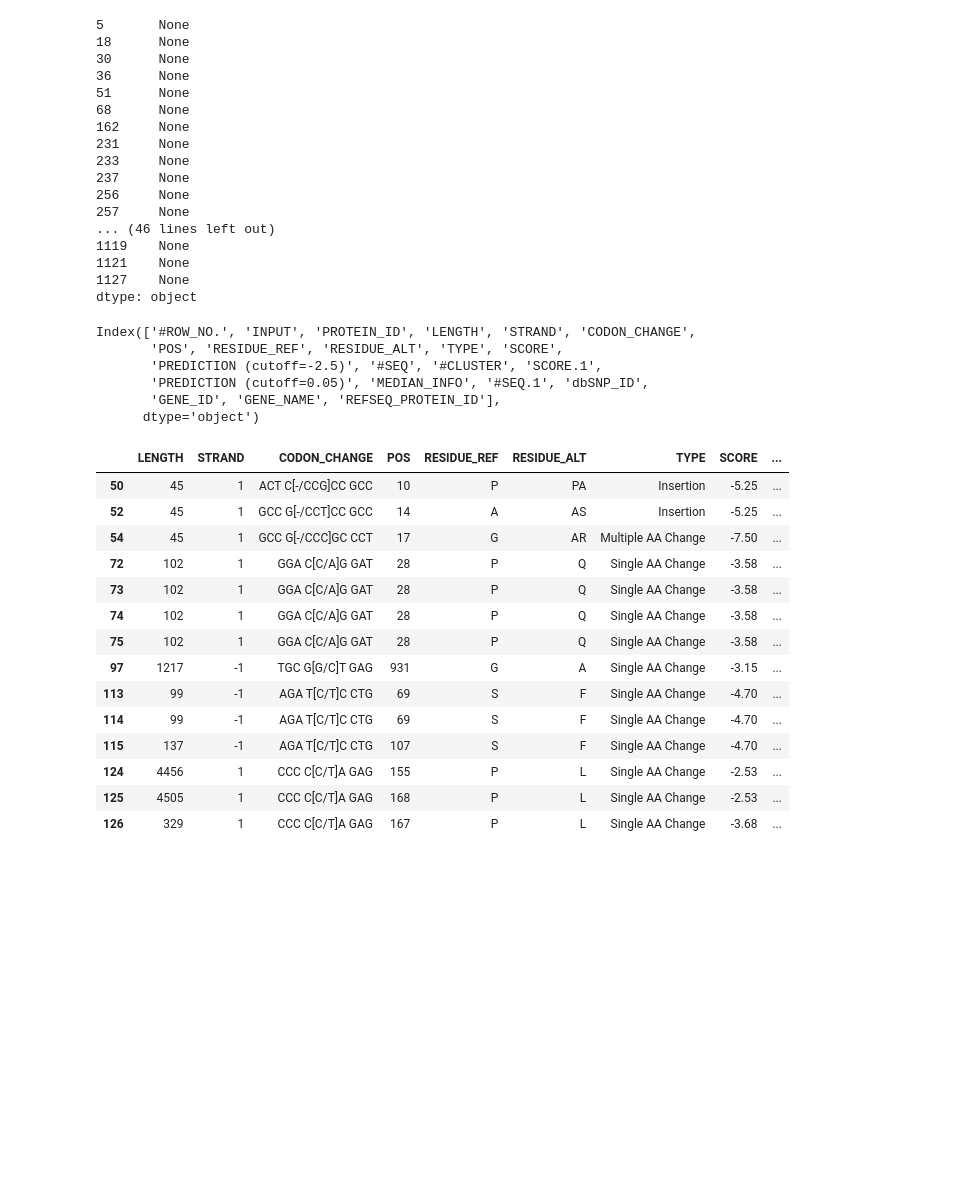
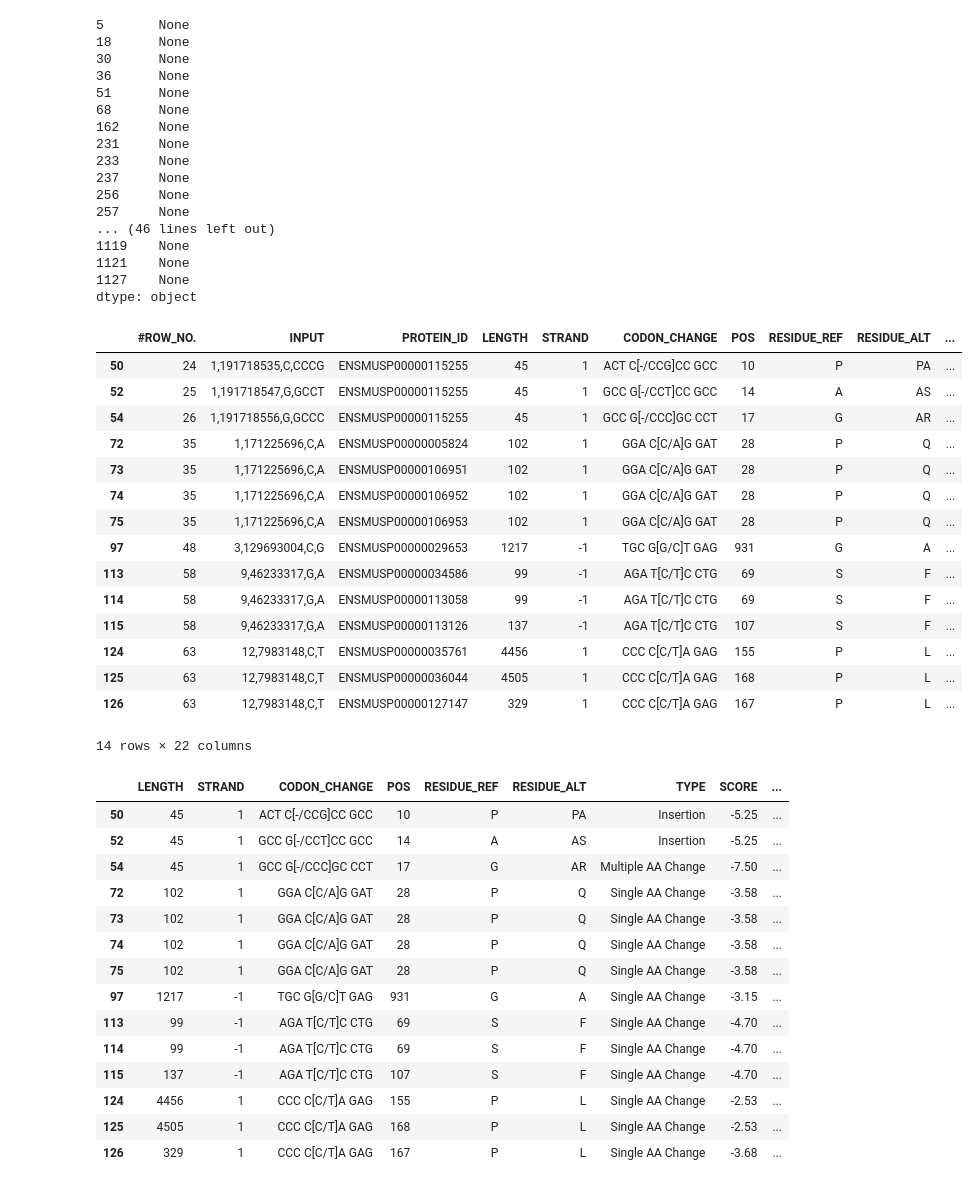
Before and after one commit to HunterBennett/liverStrains, a Jupyter notebook: results/171127_Strain_LXR_Pathway_SNPs.ipynb, the cells around one changed output. Cells and saved outputs as stored; diff of their text form; code cells hidden in the pictures; blank space fills up the shorter version.

```diff
--- a/results/171127_Strain_LXR_Pathway_SNPs.ipynb
+++ b/results/171127_Strain_LXR_Pathway_SNPs.ipynb
@@ -293,15 +293,25 @@ balb_prov = pd.read_csv(out_dir + 'BALBcJ_Provean_Results.tsv', sep='\t')
 # sift < 0.05 --> accuracy unclear in mouse settings. probably similar to provean
 aj_bad_muts = (aj_prov['PREDICTION (cutoff=-2.5)'] == 'Deleterious') | (aj_prov['PREDICTION (cutoff=0.05)'] == 'damaging')
 balb_bad_muts = (balb_prov['PREDICTION (cutoff=-2.5)'] == 'Deleterious') | (balb_prov['PREDICTION (cutoff=0.05)'] == 'damaging')
-# %%
-aj_prov.columns
-# %% [output]
-Index(['#ROW_NO.', 'INPUT', 'PROTEIN_ID', 'LENGTH', 'STRAND', 'CODON_CHANGE',
-       'POS', 'RESIDUE_REF', 'RESIDUE_ALT', 'TYPE', 'SCORE',
-       'PREDICTION (cutoff=-2.5)', '#SEQ', '#CLUSTER', 'SCORE.1',
-       'PREDICTION (cutoff=0.05)', 'MEDIAN_INFO', '#SEQ.1', 'dbSNP_ID',
-       'GENE_ID', 'GENE_NAME', 'REFSEQ_PROTEIN_ID'],
-      dtype='object')
+# %%
+aj_prov.loc[aj_bad_muts, :]
+# %% [output]
+|  | #ROW_NO. | INPUT | PROTEIN_ID | LENGTH | STRAND | CODON_CHANGE | POS | RESIDUE_REF | RESIDUE_ALT | ... |
+| 50 | 24 | 1,191718535,C,CCCG | ENSMUSP00000115255 | 45 | 1 | ACT C[-/CCG]CC GCC | 10 | P | PA | ... |
+| 52 | 25 | 1,191718547,G,GCCT | ENSMUSP00000115255 | 45 | 1 | GCC G[-/CCT]CC GCC | 14 | A | AS | ... |
+| 54 | 26 | 1,191718556,G,GCCC | ENSMUSP00000115255 | 45 | 1 | GCC G[-/CCC]GC CCT | 17 | G | AR | ... |
+| 72 | 35 | 1,171225696,C,A | ENSMUSP00000005824 | 102 | 1 | GGA C[C/A]G GAT | 28 | P | Q | ... |
+| 73 | 35 | 1,171225696,C,A | ENSMUSP00000106951 | 102 | 1 | GGA C[C/A]G GAT | 28 | P | Q | ... |
+| 74 | 35 | 1,171225696,C,A | ENSMUSP00000106952 | 102 | 1 | GGA C[C/A]G GAT | 28 | P | Q | ... |
+| 75 | 35 | 1,171225696,C,A | ENSMUSP00000106953 | 102 | 1 | GGA C[C/A]G GAT | 28 | P | Q | ... |
+| 97 | 48 | 3,129693004,C,G | ENSMUSP00000029653 | 1217 | -1 | TGC G[G/C]T GAG | 931 | G | A | ... |
+| 113 | 58 | 9,46233317,G,A | ENSMUSP00000034586 | 99 | -1 | AGA T[C/T]C CTG | 69 | S | F | ... |
+| 114 | 58 | 9,46233317,G,A | ENSMUSP00000113058 | 99 | -1 | AGA T[C/T]C CTG | 69 | S | F | ... |
+| 115 | 58 | 9,46233317,G,A | ENSMUSP00000113126 | 137 | -1 | AGA T[C/T]C CTG | 107 | S | F | ... |
+| 124 | 63 | 12,7983148,C,T | ENSMUSP00000035761 | 4456 | 1 | CCC C[C/T]A GAG | 155 | P | L | ... |
+| 125 | 63 | 12,7983148,C,T | ENSMUSP00000036044 | 4505 | 1 | CCC C[C/T]A GAG | 168 | P | L | ... |
+| 126 | 63 | 12,7983148,C,T | ENSMUSP00000127147 | 329 | 1 | CCC C[C/T]A GAG | 167 | P | L | ... |
+14 rows × 22 columns
 # %%
 sub_col = ['LENGTH', 'STRAND', 'CODON_CHANGE', 'POS', 'RESIDUE_REF',
            'RESIDUE_ALT', 'TYPE', 'SCORE',
```
Also changed, not shown: parts of 1 cell of this notebook.
